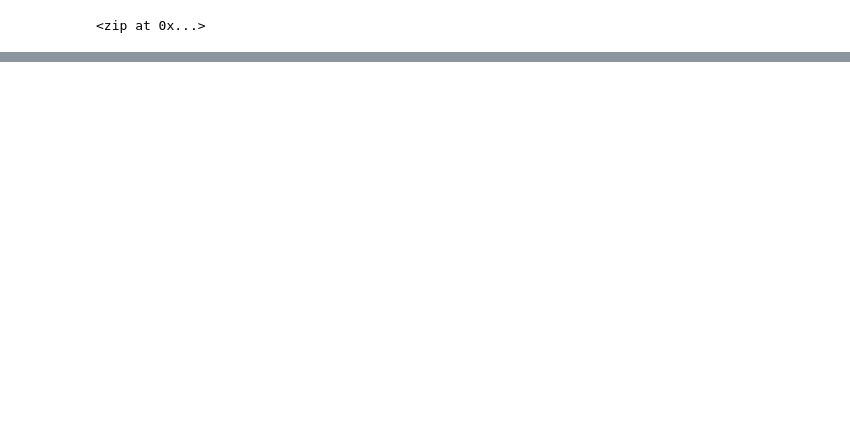
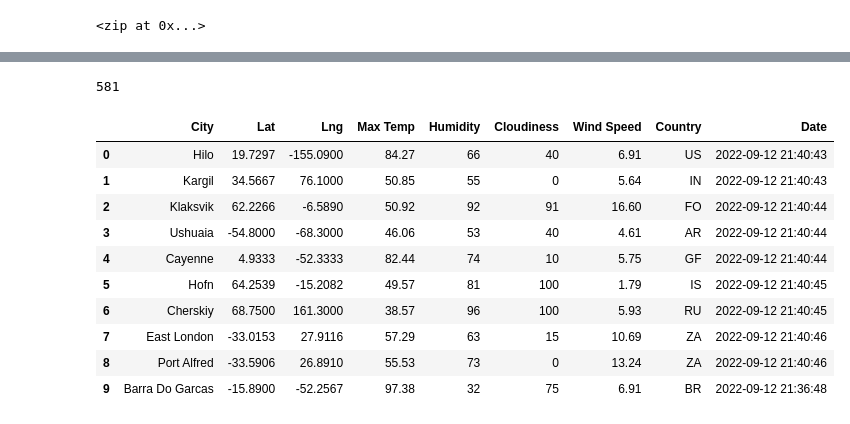
Before and after one commit to sfarb2/World_Weather_Analysis, a Jupyter notebook: WeatherPy.ipynb, the cells around one changed output, grey strips where cells are left out. Cells and saved outputs as stored; diff of their text form; code cells hidden in the pictures; blank space fills up the shorter version.

```diff
--- a/WeatherPy.ipynb
+++ b/WeatherPy.ipynb
@@ -17,7 +17,7 @@ from citipy import citipy
 # Create a list for holding the cities.
 cities = []
 # Identify the nearest city for each latitude and longitude combination.
-for coordinate in tal_lngs:
+for coordinate in lat_lngs:
     city = citipy.nearest_city(coordinate[0], coordinate[1]).city_name
 
     # If the city is unique, then we will add it to the cities list.
@@ -29,0 +122,20 @@ NameError: name 'tal_lngs' is not defined
+# %%
+len(city_data)
+# %% [output]
+581
+# %%
+# Convert the array of dictionaries to a Pandas DataFrame.
+city_data_df = pd.DataFrame(city_data)
+city_data_df.head(10)
+# %% [output]
+|  | City | Lat | Lng | Max Temp | Humidity | Cloudiness | Wind Speed | Country | Date |
+| 0 | Hilo | 19.7297 | -155.0900 | 84.27 | 66 | 40 | 6.91 | US | 2022-09-12 21:40:43 |
+| 1 | Kargil | 34.5667 | 76.1000 | 50.85 | 55 | 0 | 5.64 | IN | 2022-09-12 21:40:43 |
+| 2 | Klaksvik | 62.2266 | -6.5890 | 50.92 | 92 | 91 | 16.60 | FO | 2022-09-12 21:40:44 |
+| 3 | Ushuaia | -54.8000 | -68.3000 | 46.06 | 53 | 40 | 4.61 | AR | 2022-09-12 21:40:44 |
+| 4 | Cayenne | 4.9333 | -52.3333 | 82.44 | 74 | 10 | 5.75 | GF | 2022-09-12 21:40:44 |
+| 5 | Hofn | 64.2539 | -15.2082 | 49.57 | 81 | 100 | 1.79 | IS | 2022-09-12 21:40:45 |
+| 6 | Cherskiy | 68.7500 | 161.3000 | 38.57 | 96 | 100 | 5.93 | RU | 2022-09-12 21:40:45 |
+| 7 | East London | -33.0153 | 27.9116 | 57.29 | 63 | 15 | 10.69 | ZA | 2022-09-12 21:40:46 |
+| 8 | Port Alfred | -33.5906 | 26.8910 | 55.53 | 73 | 0 | 13.24 | ZA | 2022-09-12 21:40:46 |
+| 9 | Barra Do Garcas | -15.8900 | -52.2567 | 97.38 | 32 | 75 | 6.91 | BR | 2022-09-12 21:36:48 |
```
Also changed, not shown: parts of 9 cells of this notebook, 3 other files.
